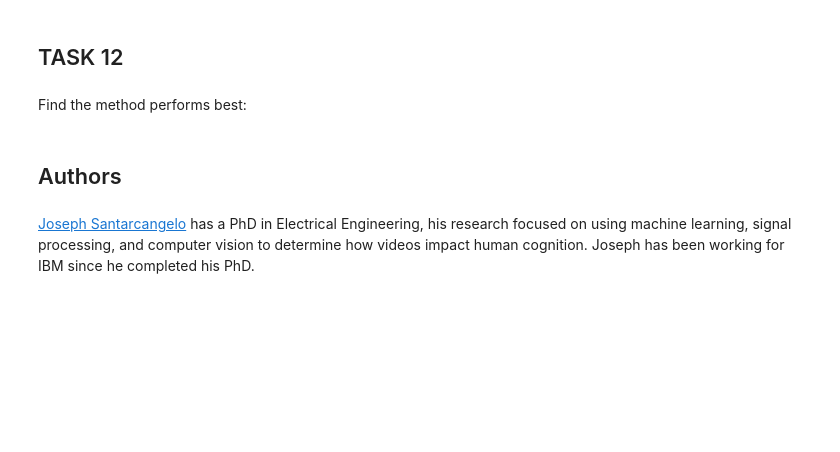
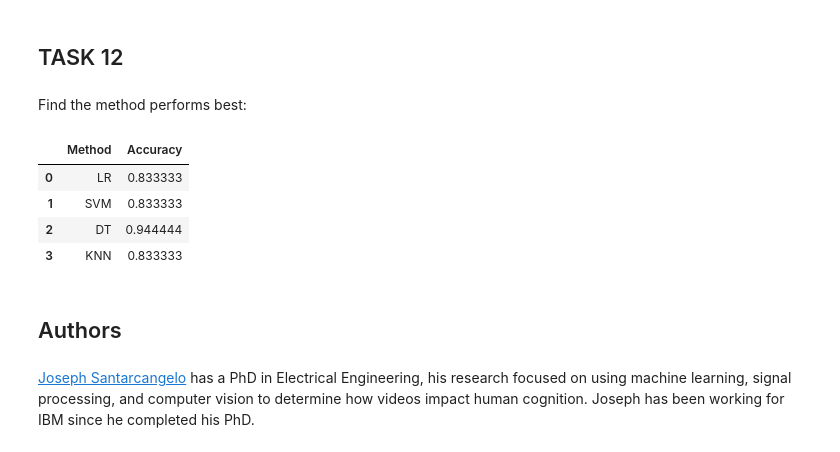
Before and after one commit to wertochka/capstone-assignment, a Jupyter notebook: Machine Learning Prediction.ipynb, the cells around one changed output. Saved outputs shown, nothing was run; the diff lists cells and outputs as text; code cells hidden in the pictures; blank space fills up the shorter version.

```diff
--- a/Machine Learning Prediction.ipynb
+++ b/Machine Learning Prediction.ipynb
@@ -331,6 +307,7 @@ accuracy : 0.8482142857142858
 Calculate the accuracy of tree_cv on the test data using the method <code>score</code>:
 # %%
 print('score on test data : ', knn_cv.score(X_test, Y_test))  # R² score on test data
+KNN_score =knn_cv.score(X_test, Y_test)
 # %% [output]
 score on test data :  0.8333333333333334
 # %% [markdown]
@@ -344,6 +321,18 @@ plot_confusion_matrix(Y_test,yhat)
 ## TASK  12
 # %% [markdown]
 Find the method performs best:
+# %%
+Report = pd.DataFrame()
+Report['Method'] = ['LR', 'SVM', 'DT', 'KNN']
+Report['Accuracy'] = [LR_score, SVM_score, TREE_score, KNN_score]
+# %%
+Report
+# %% [output]
+|  | Method | Accuracy |
+| 0 | LR | 0.833333 |
+| 1 | SVM | 0.833333 |
+| 2 | DT | 0.944444 |
+| 3 | KNN | 0.833333 |
 # %% [markdown]
 ## Authors
 # %% [markdown]
```
Also changed, not shown: parts of 17 cells of this notebook.
